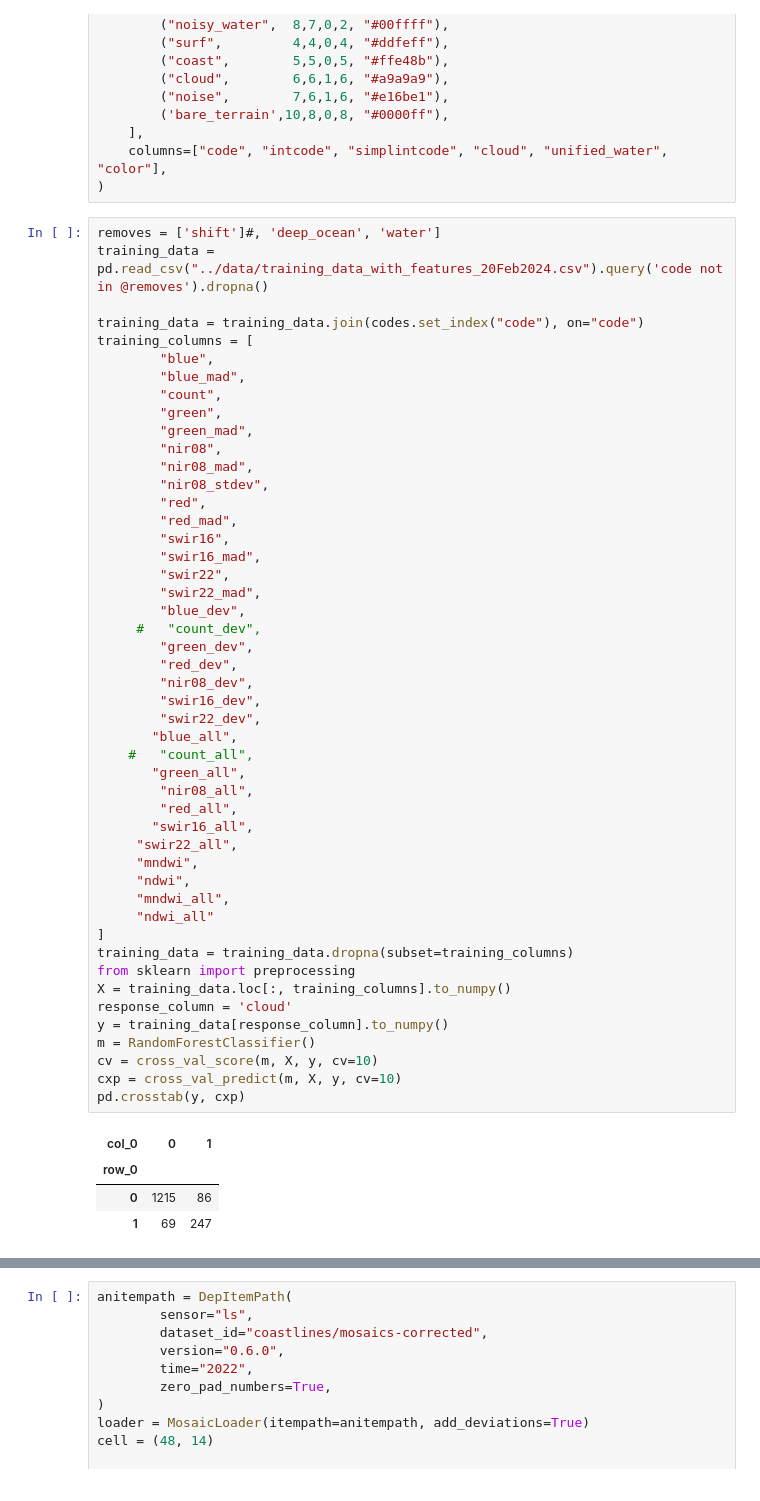
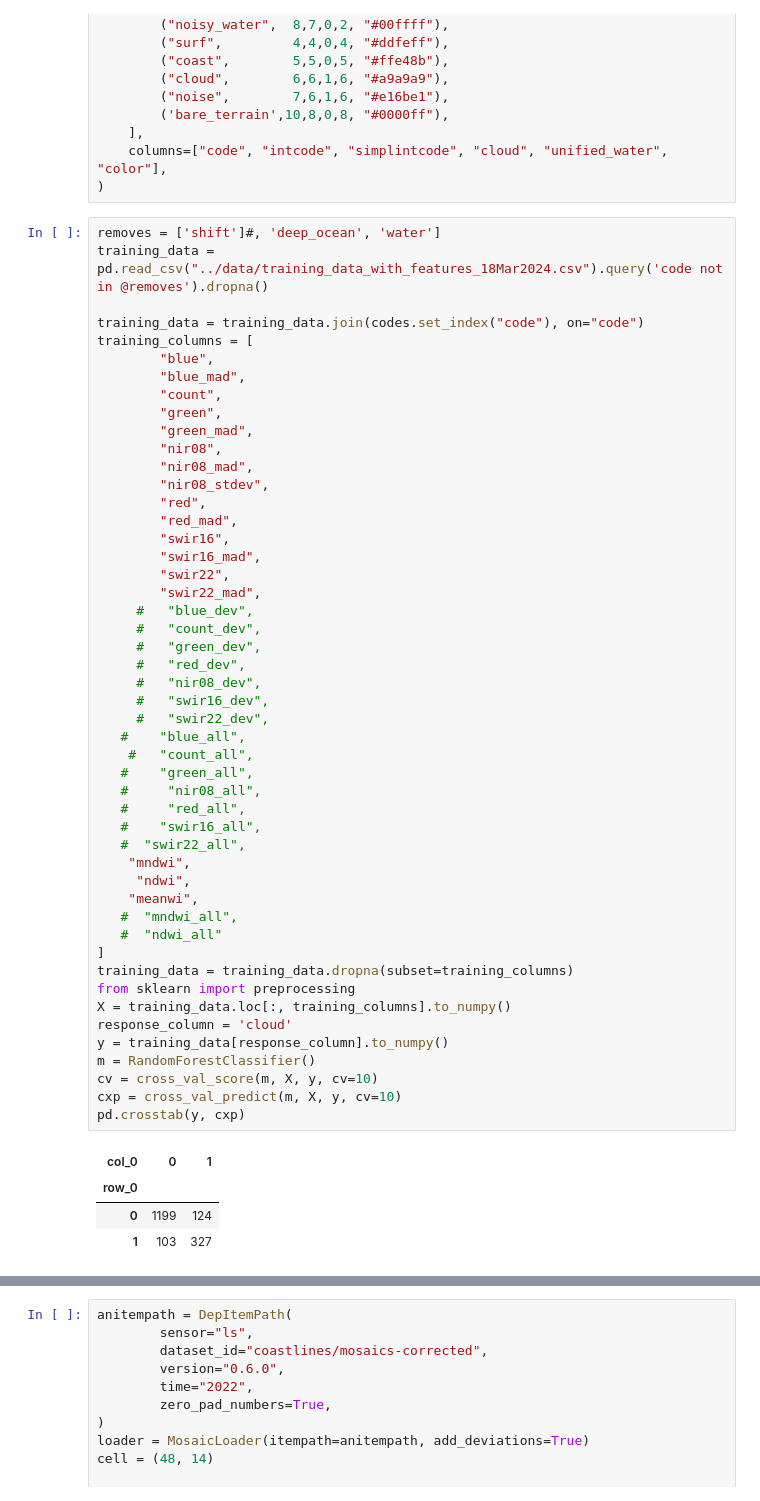
Before and after one commit to digitalearthpacific/dep-coastlines, a Jupyter notebook: notebooks/mask_model.ipynb, the cells around one changed output, grey strips where cells are left out. Drawn from its saved outputs; the diff is of its cells as text.

```diff
--- a/notebooks/mask_model.ipynb
+++ b/notebooks/mask_model.ipynb
@@ -57,57 +46,58 @@ codes = pd.DataFrame.from_records(
 )
 # %%
 removes = ['shift']#, 'deep_ocean', 'water']
-training_data = pd.read_csv("../data/training_data_with_features_20Feb2024.csv").query('code not in @removes').dropna()
+training_data = pd.read_csv("../data/training_data_with_features_18Mar2024.csv").query('code not in @removes').dropna()
 
 training_data = training_data.join(codes.set_index("code"), on="code")
 training_columns = [
         "blue",
         "blue_mad",
         "count",
         "green",
         "green_mad",
         "nir08",
         "nir08_mad",
         "nir08_stdev",
         "red",
         "red_mad",
         "swir16",
         "swir16_mad",
         "swir22",
         "swir22_mad",
-        "blue_dev",
+     #   "blue_dev",
      #   "count_dev",
-        "green_dev",
-        "red_dev",
-        "nir08_dev",
-        "swir16_dev",
-        "swir22_dev",
-       "blue_all",
+     #   "green_dev",
+     #   "red_dev",
+     #   "nir08_dev",
+     #   "swir16_dev",
+     #   "swir22_dev",
+   #    "blue_all",
     #   "count_all",
-       "green_all",
-        "nir08_all",
-        "red_all",
-       "swir16_all",
-     "swir22_all",
-     "mndwi",
+   #    "green_all",
+   #     "nir08_all",
+   #     "red_all",
+   #    "swir16_all",
+   #  "swir22_all",
+    "mndwi",
      "ndwi",
-     "mndwi_all",
-     "ndwi_all"
+    "meanwi",
+   #  "mndwi_all",
+   #  "ndwi_all"
 ]
 training_data = training_data.dropna(subset=training_columns)
 from sklearn import preprocessing
 X = training_data.loc[:, training_columns].to_numpy()
 response_column = 'cloud'
 y = training_data[response_column].to_numpy()
 m = RandomForestClassifier()
 cv = cross_val_score(m, X, y, cv=10)
 cxp = cross_val_predict(m, X, y, cv=10)
 pd.crosstab(y, cxp)
 # %% [output]
 | col_0 | 0 | 1 |
 | row_0 |  |  |
-| 0 | 1215 | 86 |
-| 1 | 69 | 247 |
+| 0 | 1199 | 124 |
+| 1 | 103 | 327 |
 # %%
 cv.mean()
 # %% [output]
```
Also changed, not shown: parts of 5 cells of this notebook, 1 other file.
